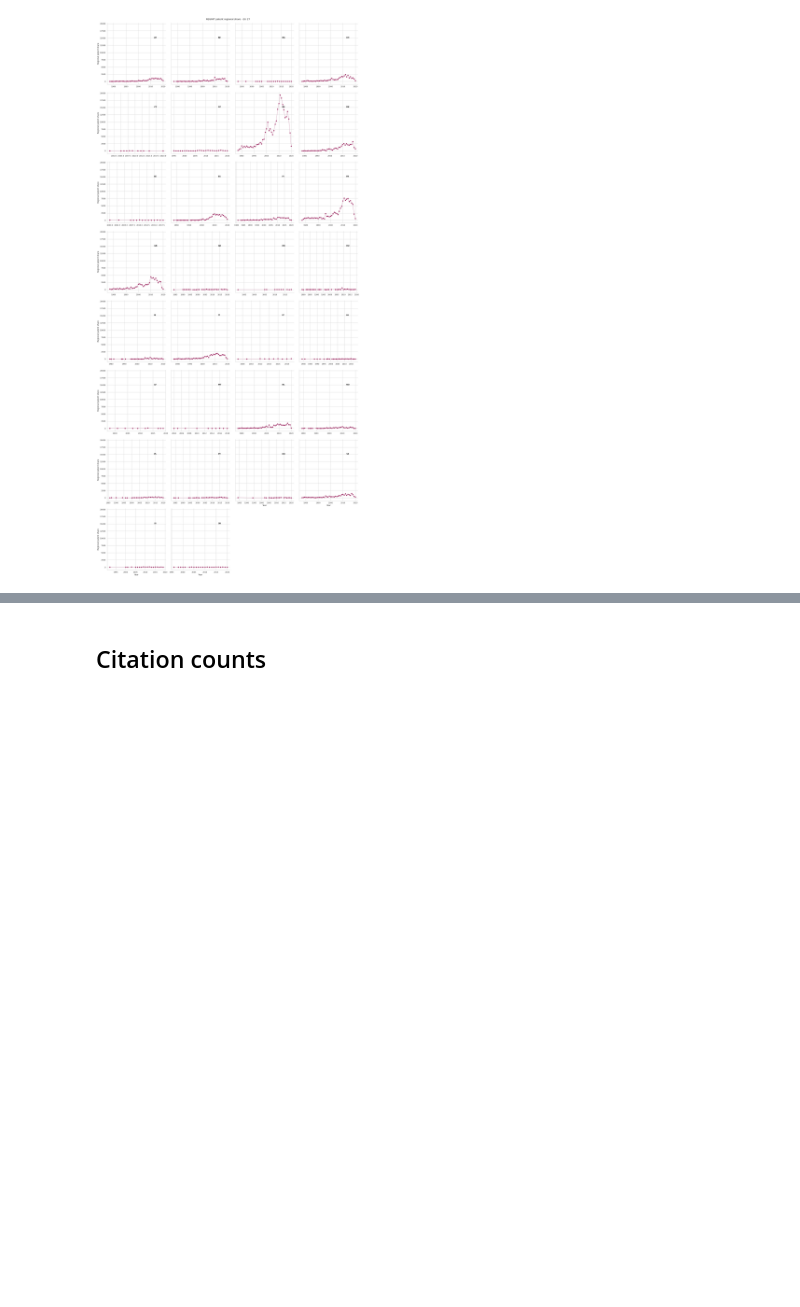
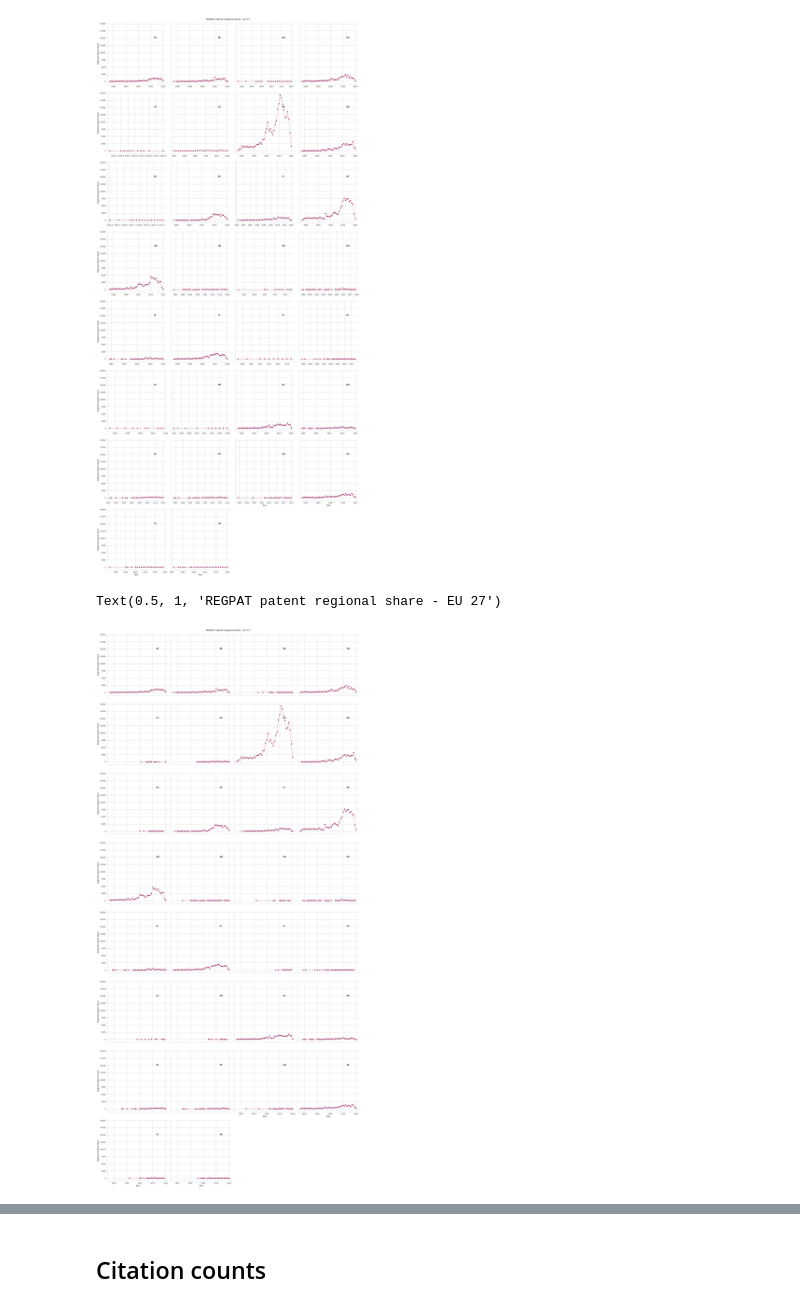
Before and after one commit to lauramenicacci/patent_breakdetection, a Jupyter notebook: REGPAT_scoping.ipynb, the cells around one changed output, grey strips where cells are left out. Cells and saved outputs as stored; diff of their text form; code cells hidden in the pictures; blank space fills up the shorter version.

```diff
--- a/REGPAT_scoping.ipynb
+++ b/REGPAT_scoping.ipynb
@@ -270,7 +295,7 @@ merged_eu = merged1.loc[merged1['ctry_code'].isin(['AT', 'BE', 'BG','CH', 'CZ',
 # %%
 merged_eu = pd.merge(merged_eu, merged_ipc_cpc, how='left', on= 'appln_id')
 # %%
-merged_eu = merged_eu.dropna()
+# merged_eu = merged_eu.dropna() ?
 # %%
 len(merged_eu)
 # %% [output]
@@ -279,3 +313,6 @@ len(merged_eu)
 eu_plot = merged_eu[['ctry_code', 'prio_year','reg_share']]
 
 eu_group = eu_plot.groupby(['ctry_code', 'prio_year'], as_index = False).reg_share.sum()
+# %%
+eu_group = eu_group.astype({'prio_year':'int'})
+print(eu_group.dtypes)
@@ -311,3 +353,35 @@ eu.figure.suptitle("REGPAT patent regional share - EU 27", y= 1)
 # %% [output]
 Text(0.5, 1, 'REGPAT patent regional share - EU 27')
 [figure]
+# %%
+import seaborn as sns
+sns.set_theme(style="whitegrid")
+
+# Plot the lines on two facets
+eu = sns.relplot(
+    data=eu_group,
+    x="prio_year", y= "reg_share",
+    col="ctry_code",
+    kind="scatter",
+    palette= "tab20c",
+    col_wrap= 4,
+    markers = True,
+    linewidth=0.5,
+    height=6, aspect=.95, facet_kws=dict(sharex=True))
+
+# Iterate over each subplot to customize further
+for ctry_code, ax in eu.axes_dict.items():
+
+    # Add the title as an annotation within the plot
+    ax.text(.8, .75, ctry_code, transform=ax.transAxes, fontweight="bold")
+
+# Add markers
+eu.map(plt.plot, "prio_year", "reg_share", marker="o", color = "#9f2a63", linewidth=0.7)
+
+eu.set_axis_labels(x_var="Year", y_var="Regional patent share")
+
+eu.set_titles("")
+eu.figure.suptitle("REGPAT patent regional share - EU 27", y= 1)
+# %% [output]
+Text(0.5, 1, 'REGPAT patent regional share - EU 27')
+[figure, added]
```
Also changed, not shown: parts of 10 cells of this notebook.
